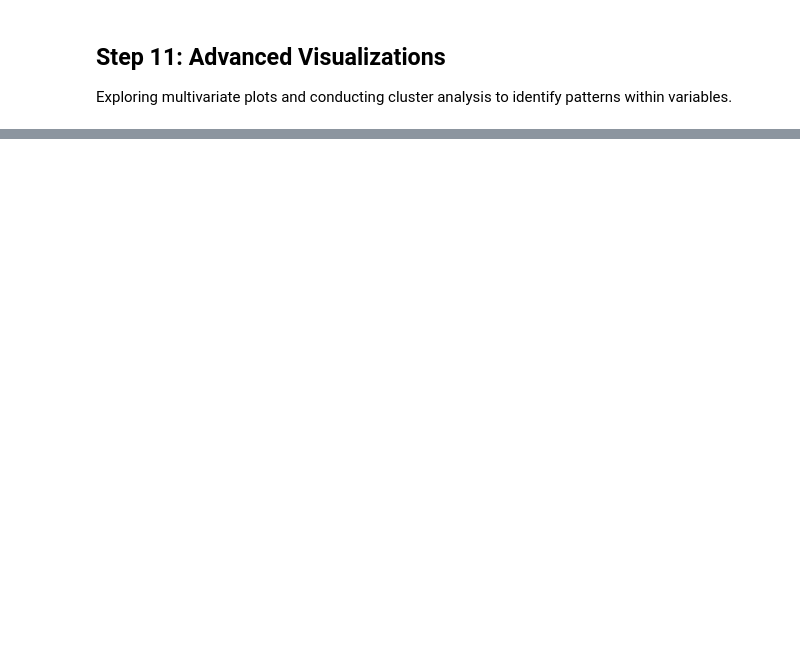
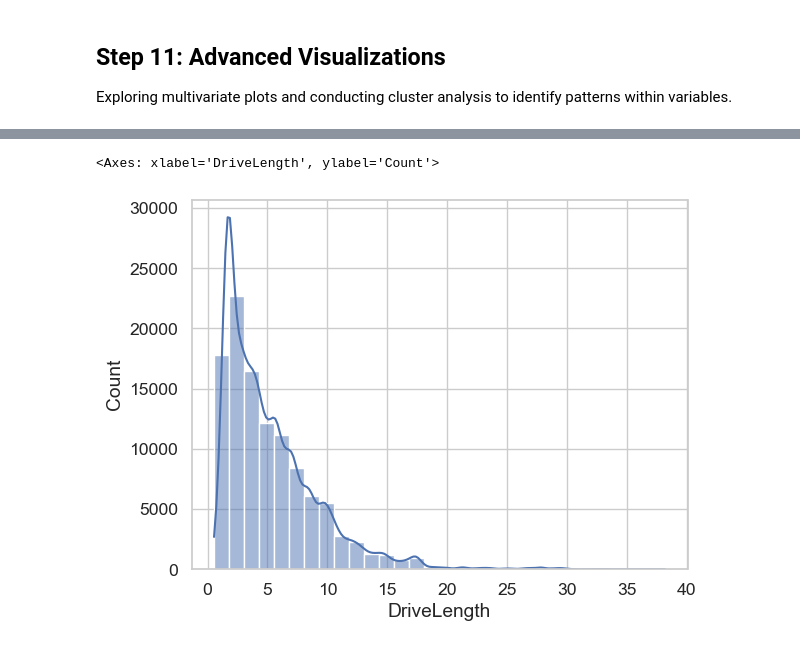
Before and after one commit to mihainipomici/multimodal_public_transport_copenhagen, a Jupyter notebook: notebooks/gm_processing.ipynb, the cells around one changed output, grey strips where cells are left out. Cells and saved outputs as stored; diff of their text form; code cells hidden in the pictures; blank space fills up the shorter version.

```diff
--- a/notebooks/gm_processing.ipynb
+++ b/notebooks/gm_processing.ipynb
@@ -788,0 +783,3 @@ The `ci` parameter is deprecated. Use `errorbar=None` for the same effect.
+# %%
+# rename columns:startPositionLat,	startPositionLng,	endPositionLat,	endPositionLng, tripStart, tripEnd  to LatitudeStart, LongitudeStart, LatitudeEnd, LongitudeEnd, StartTime, EndTime
+data.rename(columns={'startPositionLat': 'LatitudeStart', 'startPositionLng': 'LongitudeStart', 'endPositionLat': 'LatitudeEnd', 'endPositionLng': 'LongitudeEnd', 'tripStart': 'StartTime', 'tripEnd': 'EndTime'}, inplace=True)
@@ -788,0 +795,6 @@ The `ci` parameter is deprecated. Use `errorbar=None` for the same effect.
+# %%
+# show distribution of DriveLength
+sns.histplot(x='DriveLength', data=data, bins=30, kde=True)
+# %% [output]
+<Axes: xlabel='DriveLength', ylabel='Count'>
+[figure, added]
```
Also changed, not shown: parts of 21 cells of this notebook, 7 other files.
